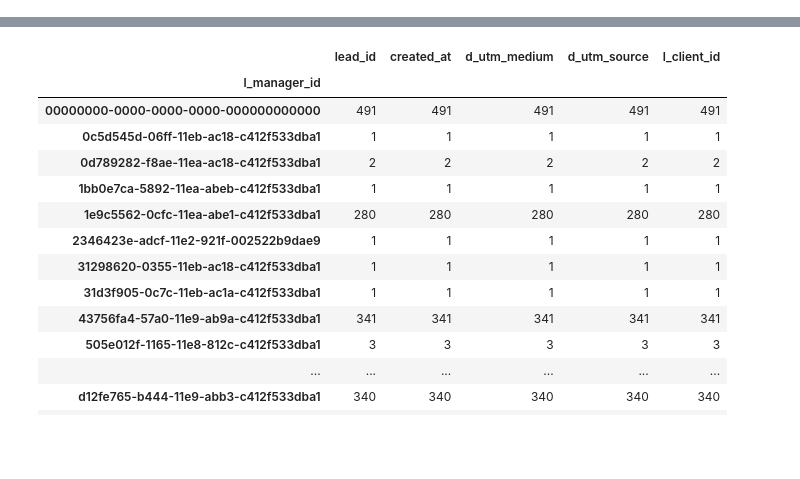
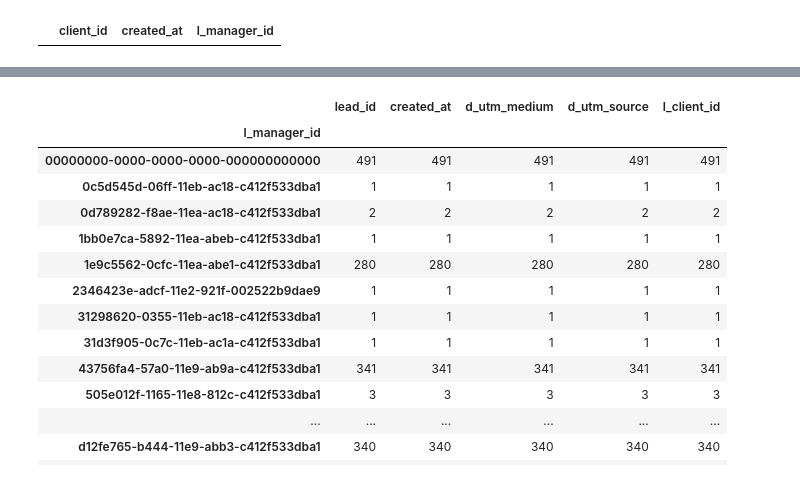
Before and after one commit to DmitriyGod/data-reporter, a Jupyter notebook: data-processing-script.ipynb, the cells around one changed output, grey strips where cells are left out. Cells and saved outputs as stored; diff of their text form; code cells hidden in the pictures; blank space fills up the shorter version.

Commit message:
understanding data(2)

```diff
--- a/data-processing-script.ipynb
+++ b/data-processing-script.ipynb
@@ -27,10 +27,12 @@ def get_df(data):
     cols = data[0]
     for col in cols:
         data_dict[col] = []
-
+    width = len(cols)
     for i in range(len(cols)):
         for k in range(1, len(data)):
-            data_dict[cols[i]].append(data[k][i])
+
+            if len(data[k]) == width:
+                data_dict[cols[i]].append(data[k][i])
 
 
     data_df = pd.DataFrame.from_dict(data_dict)
@@ -76,9 +78,9 @@ leads_df = get_df(leads)
 result = sheet.values().get(spreadsheetId=SAMPLE_SPREADSHEET_ID,
                             range='transactions').execute()
 transactions = result.get('values', [])
-transactions_df = get_df(leads)
+transactions_df = get_df(transactions)
 
 result = sheet.values().get(spreadsheetId=SAMPLE_SPREADSHEET_ID,
                             range='clients').execute()
 clients = result.get('values', [])
-clients_df = get_df(leads)
+clients_df = get_df(clients)
@@ -95,0 +87,4 @@ leads_df
+# %%
+clients_df[clients_df['client_id'] == '00000000-0000-0000-0000-000000000000']
+# %% [output]
+|  | client_id | created_at | l_manager_id |
```
Also changed, not shown: parts of 8 cells of this notebook.
